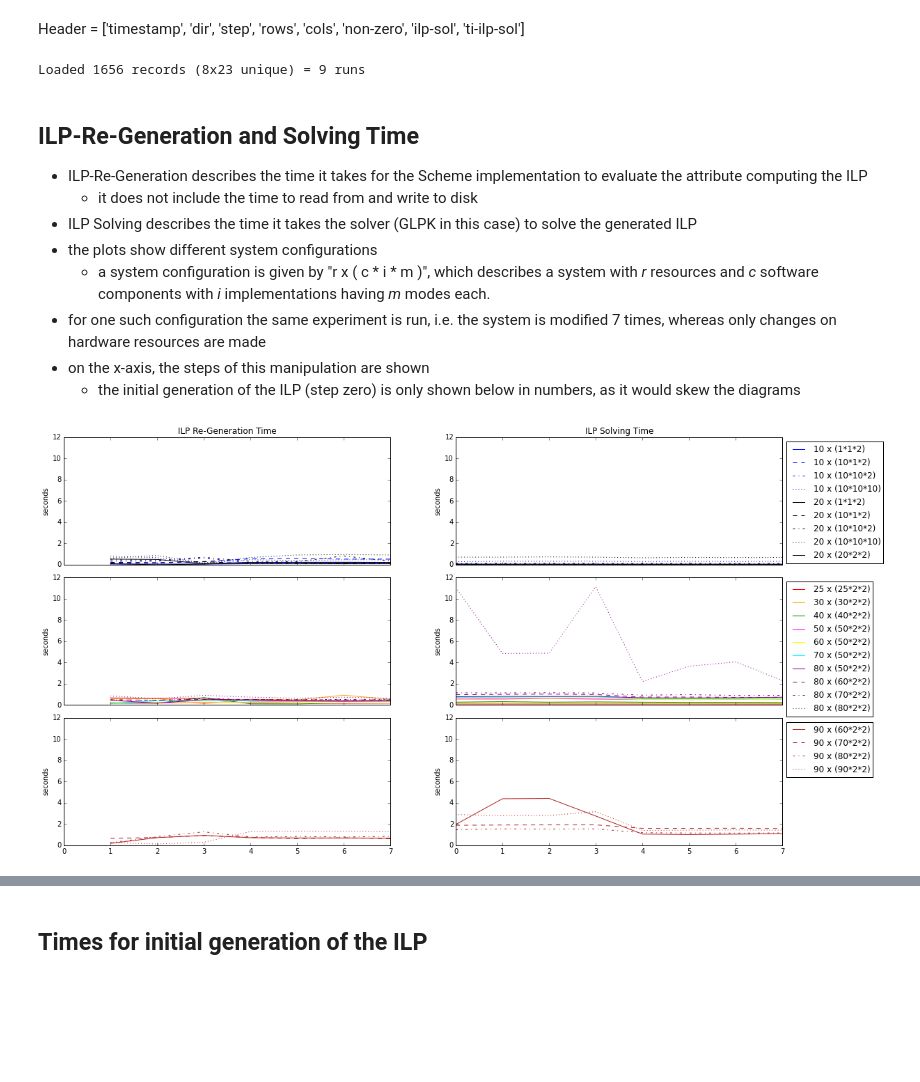
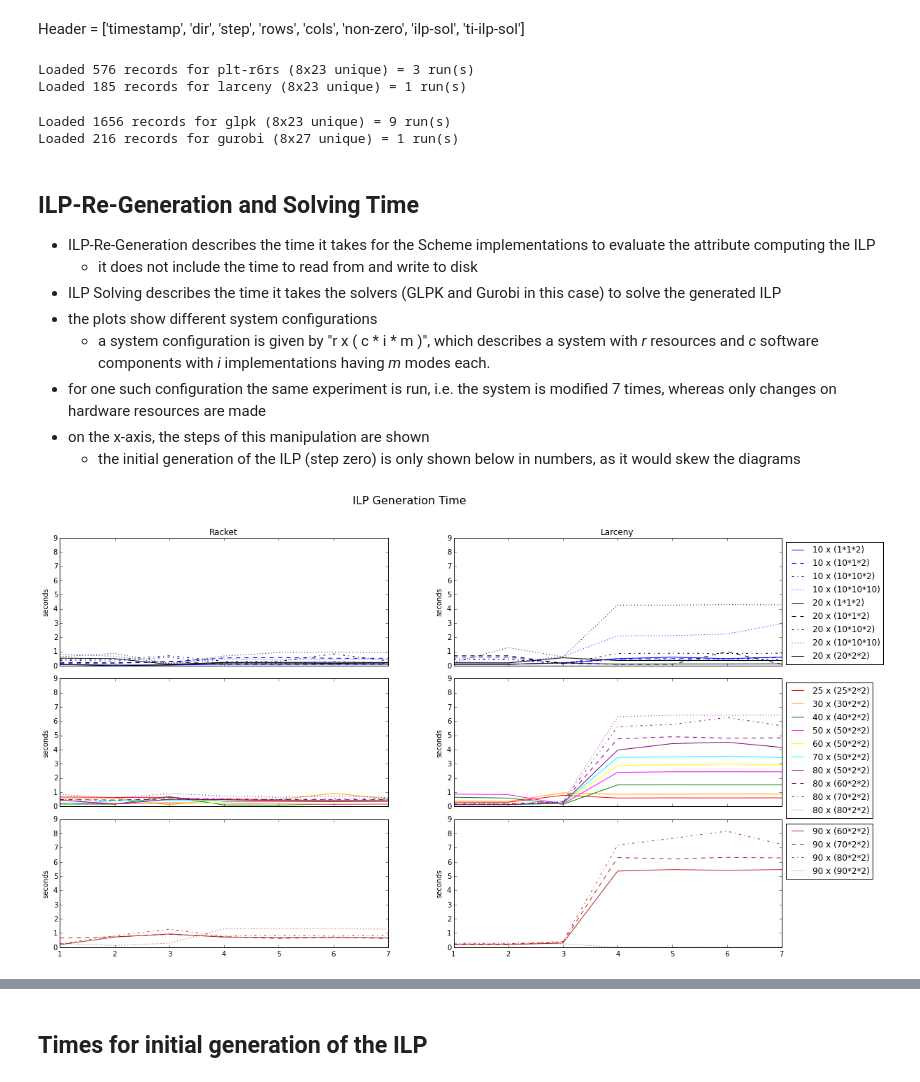
Before and after one commit to rene-schoene/racr-mquat, a Jupyter notebook: ilp-measurement.ipynb, the cells around one changed output, grey strips where cells are left out. Saved outputs shown, nothing was run; the diff lists cells and outputs as text; code cells hidden in the pictures; blank space fills up the shorter version.

Commit message:
Split plots, one for generation, one for solving.
- Added larceny in generation plot
- Added gurobi in solving plot

```diff
--- a/ilp-measurement.ipynb
+++ b/ilp-measurement.ipynb
@@ -63,13 +63,5 @@ def get_average_times(dat, dirCol, stepCol, timeCol):
 # %%
 def is_axis(a):
     return not type(a) is np.ndarray
-# %%
-g = 'profiling/all-gen-results.csv'
-def mkdate(text):
-    return datetime.strptime(text, '%Y-%m-%dT%H:%M:%S.%f')
-def mkstep(text):
-    return int(text[0:2])
-gdat = np.genfromtxt(g, delimiter=',', names=True, dtype=('datetime64[us]', int, int, float),
-                    converters={'timestamp':mkdate, 'step':mkstep})
 # %% [markdown]
 Header = ['timestamp', 'dir', 'step', 'ilp-gen']
@@ -81,3 +82,9 @@ Loaded 552 records (8x23 unique) = 3 runs
 # %% [markdown]
 Header = ['timestamp', 'dir', 'step', 'rows', 'cols', 'non-zero', 'ilp-sol', 'ti-ilp-sol']
+# %%
+racket_dat  = read_gen_result('plt-r6rs')
+larceny_dat = read_gen_result('larceny')
+# %% [output]
+Loaded 576 records for plt-r6rs (8x23 unique) = 3 run(s)
+Loaded 185 records for larceny (8x23 unique) = 1 run(s)
 # %%
@@ -91,9 +103,11 @@ sdat = np.genfromtxt(s, delimiter=',', names=True, dtype=('datetime64[us]', int,
-# %%
-sdat2 = get_average_times(sdat, 1, 2, 7).transpose()
-print 'Loaded %d records (%sx%s unique) = %d runs' % ((len(sdat),) + sdat2.shape + (len(sdat)/sdat2.size,))
-# %% [output]
-Loaded 1656 records (8x23 unique) = 9 runs
+# %%
+glpk_dat   = read_sol_result('glpk')
+gurobi_dat = read_sol_result('gurobi')
+# %% [output]
+Loaded 1656 records for glpk (8x23 unique) = 9 run(s)
+Loaded 216 records for gurobi (8x27 unique) = 1 run(s)
 # %%
+START_STEP = 1
 MAX_PLOTS_IN_ONE, current_plot, ax_nr, last_res = 6, 0, 0, -1
 params = []
 for i in xrange(len(specs)):
@@ -102,15 +116,16 @@ for i in xrange(len(specs)):
     if current_plot > MAX_PLOTS_IN_ONE and last_res != current_res:
         ax_nr += 1
         current_plot = 0
-    params.append([ax_nr, gdat2[1:,i], sdat2[:,i],
+    params.append([ax_nr, racket_dat[START_STEP:,i], larceny_dat[START_STEP:,i],
+                   glpk_dat[:,i], gurobi_dat[:,i],
                    line_def[i], color_def[i], '{2:d} x ({4}*{5}*{6})'.format(*specs[i])])
     last_res = current_res
 # %% [markdown]
 ## ILP-Re-Generation and Solving Time
 
-- ILP-Re-Generation describes the time it takes for the Scheme implementation to evaluate the attribute computing the ILP
+- ILP-Re-Generation describes the time it takes for the Scheme implementations to evaluate the attribute computing the ILP
     - it does not include the time to read from and write to disk
-- ILP Solving describes the time it takes the solver (GLPK in this case) to solve the generated ILP
+- ILP Solving describes the time it takes the solvers (GLPK and Gurobi in this case) to solve the generated ILP
 - the plots show different system configurations
     - a system configuration is given by "r x ( c \* i \* m )", which describes a system with *r* resources and *c* software components with *i* implementations having *m* modes each.
 - for one such configuration the same experiment is run, i.e. the system is modified 7 times, whereas only changes on hardware resources are made
@@ -119,32 +134,36 @@ for i in xrange(len(specs)):
 # %%
 # needed number of axes equals ax_nr+1 now
 f, ax_arr = plt.subplots(nrows = ax_nr+1, ncols = 2, sharex=True, sharey=True)
 f.set_size_inches(18.5,10.5)
 one_plot = ax_arr.shape[1] == 1
 
 lines, labels = [], []
 for p in params:
     ax_tup = ax_arr if one_plot else ax_arr[p[0]]
-    ax_g = ax_tup[0]
-    ax_s = ax_tup[1]
-    x_g = np.array(xrange(1,len(p[1])+1)) # start at one, since first gen-time is cut
-    l_g = ax_g.plot(x_g, p[1], ls = p[3], c = p[4], label = p[5]) #generation
-    l_s = ax_s.plot(p[2], ls = p[3], c = p[4], label = p[5]) #solving
-    ax_s.legend(loc='upper left', bbox_to_anchor=(1, 1))
-    ax_g.set_ylabel('seconds')
-    ax_s.set_ylabel('seconds')
-    lines.append(l_g[0])
-    labels.append(p[5])
+    ax_r = ax_tup[0]
+    ax_l = ax_tup[1]
+#    x_g = np.array(xrange(1,len(p[1])+1)) # start at one, since first gen-time is cut
+    x_g = np.array(xrange(START_STEP,len(p[1])+START_STEP)) # start at zero
+    line_racket  = ax_r.plot(x_g, p[1], ls = p[5], c = p[6], label = p[7])
+    line_larceny = ax_l.plot(x_g, p[2], ls = p[5], c = p[6], label = p[7])
+    ax_l.legend(loc='upper left', bbox_to_anchor=(1, 1))
+    ax_r.set_ylabel('seconds')
+    ax_l.set_ylabel('seconds')
+    lines.append(line_racket[0])
+    labels.append(p[7])
 
 first_ax = ax_arr if one_plot else ax_arr[0]
-first_ax[0].set_title('ILP Re-Generation Time')
-first_ax[1].set_title('ILP Solving Time')
+plt.suptitle('ILP Generation Time', fontsize = 16)
+first_ax[0].set_title('Racket')
+first_ax[1].set_title('Larceny')
 
 # Fine-tune figure; make subplots close to each other and hide x ticks for
 # all but bottom plots.
 f.subplots_adjust(hspace=0.1)
 plt.setp([a.get_xticklabels() for a in f.axes[:-2]], visible=False)
 plt.setp([a.get_yticklabels() for a in f.axes], visible=True)
+plt.savefig('gen.pdf')
+plt.savefig('gen.png')
 plt.show()
 # %% [output]
-[figure, old version]
+[figure, new version]
```
Also changed, not shown: parts of 6 cells of this notebook, 3 other files.
